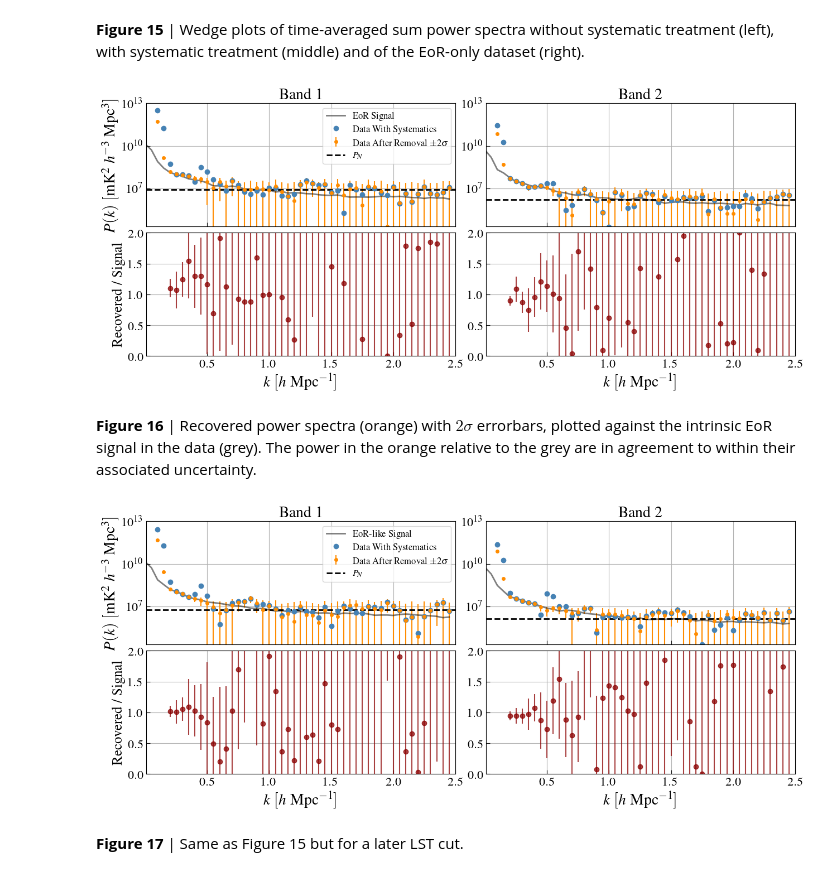
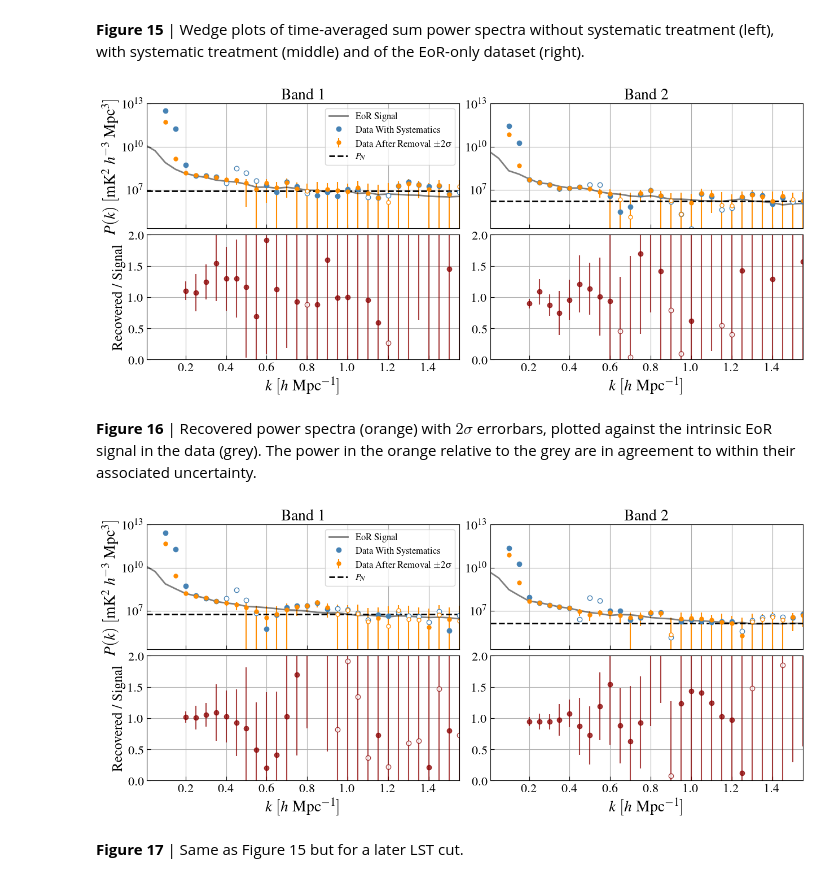
Before and after one commit to HERA-Team/hera-validation, a Jupyter notebook: test-series/4/test-4.0.0c.ipynb, the cells around one changed output. Saved outputs shown, nothing was run; the diff lists cells and outputs as text; code cells hidden in the pictures.

```diff
--- a/test-series/4/test-4.0.0c.ipynb
+++ b/test-series/4/test-4.0.0c.ipynb
@@ -1177,7 +1177,7 @@ __Figure 15__ | Wedge plots of time-averaged sum power spectra without systemati
 fig, axes = plt.subplots(2, 2, figsize=(15, 6), dpi=100)
 fig.subplots_adjust(wspace=0.1, hspace=0.05)
 
-xlim = 0.01, 2.5#1.55
+xlim = 0.01, 1.55
 titles = ['Band 1', 'Band 2']
 
 for i, spw in enumerate([0, 1]):
@@ -1193,9 +1193,14 @@ for i, spw in enumerate([0, 1]):
     ax = axes[0, i]
     ax.tick_params(labelsize=16, direction='in', size=5)
     p1, = ax.plot(kbins, eor_sig, lw=2, c='k', alpha=0.5)
-    p2 = ax.errorbar(kbins, np.abs(sum_sig), ls='', marker='o', ms=6, c='steelblue')
-    p3 = ax.errorbar(kbins, np.abs(rm_sig), ls='', marker='o', ms=4, c='darkorange',
-                     yerr=2 * rm_err, lw=1.5)
+    sum_pos = sum_sig > 0
+    p2 = ax.errorbar(kbins[sum_pos], sum_sig[sum_pos], ls='', marker='o', ms=6, c='steelblue')
+    ax.errorbar(kbins[~sum_pos], -sum_sig[~sum_pos], ls='', marker='o', ms=6, c='steelblue', mfc='w')
+    rm_pos = rm_sig > 0
+    p3 = ax.errorbar(kbins[rm_pos], rm_sig[rm_pos], ls='', marker='o', ms=5, c='darkorange',
+                     yerr=2 * rm_err[rm_pos], lw=1.5)
+    ax.errorbar(kbins[~rm_pos], -rm_sig[~rm_pos], ls='', marker='o', ms=5, c='darkorange', mfc='w',
+                yerr=2 * rm_err[~rm_pos], lw=1.5)
     p5 = ax.axhline(P_N, c='k', ls='--', lw=2)
 
     ax.set_yscale('log')
@@ -1214,8 +1219,10 @@ for i, spw in enumerate([0, 1]):
     ax.tick_params(labelsize=16, direction='in', size=5)
     res = np.abs(rm_sig) - (eor_sig)
     res_std = np.std(res[10:])
-    p1 = ax.errorbar(kbins, np.abs(rm_sig) / eor_sig, yerr=2 * rm_err / eor_sig,
+    p1 = ax.errorbar(kbins[rm_pos], (rm_sig / eor_sig)[rm_pos], yerr=2 * (rm_err / eor_sig)[rm_pos],
                      c='darkred', alpha=0.75, ls='', marker='o', ms=6, lw=1.5)
+    ax.errorbar(kbins[~rm_pos], -(rm_sig / eor_sig)[~rm_pos], yerr=2 * (rm_err / eor_sig)[~rm_pos],
+                c='darkred', alpha=0.75, ls='', marker='o', ms=6, lw=1.5, mfc='w')
     ax.set_xlim(xlim)
     ax.set_ylim(0, 2)
     ax.grid()
@@ -1223,9 +1230,9 @@ for i, spw in enumerate([0, 1]):
     if i == 0:
         ax.set_ylabel('Recovered / Signal', fontsize=18)
 
-#fig.savefig("plots/test4_recovered_pspec_lstcut1_wide.pdf", dpi=100, bbox_inches='tight')
+#fig.savefig("plots/test4_recovered_pspec_lstcut1.pdf", dpi=100, bbox_inches='tight')
 # %% [output]
-[figure, old version]
+[figure, new version]
 # %% [markdown]
 __Figure 16__ | Recovered power spectra (orange) with $2\sigma$ errorbars, plotted against the intrinsic EoR signal in the data (grey). The power in the orange relative to the grey are in agreement to within their associated uncertainty.
 # %%
@@ -1259,7 +1266,7 @@ uvp_eor_tavg.average_spectra(time_avg=True, error_weights='P_N', error_field=['P
 fig, axes = plt.subplots(2, 2, figsize=(15, 6), dpi=100)
 fig.subplots_adjust(wspace=0.1, hspace=0.05)
 
-xlim = 0.01, 2.5#1.55
+xlim = 0.01, 1.55
 titles = ['Band 1', 'Band 2']
 
 for i, spw in enumerate([0, 1]):
@@ -1274,40 +1281,47 @@ for i, spw in enumerate([0, 1]):
 
     ax = axes[0, i]
     ax.tick_params(labelsize=16, direction='in', size=5)
     p1, = ax.plot(kbins, eor_sig, lw=2, c='k', alpha=0.5)
-    p2 = ax.errorbar(kbins, np.abs(sum_sig), ls='', marker='o', ms=6, c='steelblue')
-    p3 = ax.errorbar(kbins, np.abs(rm_sig), ls='', marker='o', ms=4, c='darkorange',
-                     yerr=2 * rm_err, lw=1.5)
+    sum_pos = sum_sig > 0
+    p2 = ax.errorbar(kbins[sum_pos], sum_sig[sum_pos], ls='', marker='o', ms=6, c='steelblue')
+    ax.errorbar(kbins[~sum_pos], -sum_sig[~sum_pos], ls='', marker='o', ms=6, c='steelblue', mfc='w')
+    rm_pos = rm_sig > 0
+    p3 = ax.errorbar(kbins[rm_pos], rm_sig[rm_pos], ls='', marker='o', ms=5, c='darkorange',
+                     yerr=2 * rm_err[rm_pos], lw=1.5)
+    ax.errorbar(kbins[~rm_pos], -rm_sig[~rm_pos], ls='', marker='o', ms=5, c='darkorange', mfc='w',
+                yerr=2 * rm_err[~rm_pos], lw=1.5)
     p5 = ax.axhline(P_N, c='k', ls='--', lw=2)
 
     ax.set_yscale('log')
     ax.set_xlim(xlim)
     ax.set_ylim(2e4, 1e13)
     ax.grid()
     if i == 0:
         ax.set_ylabel(r'$P(k)\ [{\rm mK}^2\ h^{-3}\ {\rm Mpc}^3]$', fontsize=20)
         ax.legend([p1, p2, p3, p5],
-                  ['EoR-like Signal', 'Data With Systematics', r'Data After Removal $\pm2\sigma$', r'$P_N$'],
+                  ['EoR Signal', 'Data With Systematics', r'Data After Removal $\pm2\sigma$', r'$P_N$'],
                   loc=1, fontsize=12, ncol=1)
     ax.set_xticklabels([])
     ax.set_title(titles[i], fontsize=20)
 
     ax = axes[1, i]
     ax.tick_params(labelsize=16, direction='in', size=5)
     res = np.abs(rm_sig) - (eor_sig)
     res_std = np.std(res[10:])
-    p1 = ax.errorbar(kbins, np.abs(rm_sig) / eor_sig, yerr=2 * rm_err / eor_sig,
+    p1 = ax.errorbar(kbins[rm_pos], (rm_sig / eor_sig)[rm_pos], yerr=2 * (rm_err / eor_sig)[rm_pos],
                      c='darkred', alpha=0.75, ls='', marker='o', ms=6, lw=1.5)
+    ax.errorbar(kbins[~rm_pos], -(rm_sig / eor_sig)[~rm_pos], yerr=2 * (rm_err / eor_sig)[~rm_pos],
+                c='darkred', alpha=0.75, ls='', marker='o', ms=6, lw=1.5, mfc='w')
     ax.set_xlim(xlim)
     ax.set_ylim(0, 2)
     ax.grid()
     ax.set_xlabel(r'$k\ [h\ {\rm Mpc}^{-1}]$', fontsize=20)
     if i == 0:
         ax.set_ylabel('Recovered / Signal', fontsize=18)
 
-#fig.savefig("plots/test4_recovered_pspec_lstcut2_wide.pdf", dpi=100, bbox_inches='tight')
+#fig.savefig("plots/test4_recovered_pspec_lstcut2.pdf", dpi=100, bbox_inches='tight')
 # %% [output]
-[figure, old version]
+[figure, new version]
 # %% [markdown]
 __Figure 17__ | Same as Figure 15 but for a later LST cut.
 # %%
```
